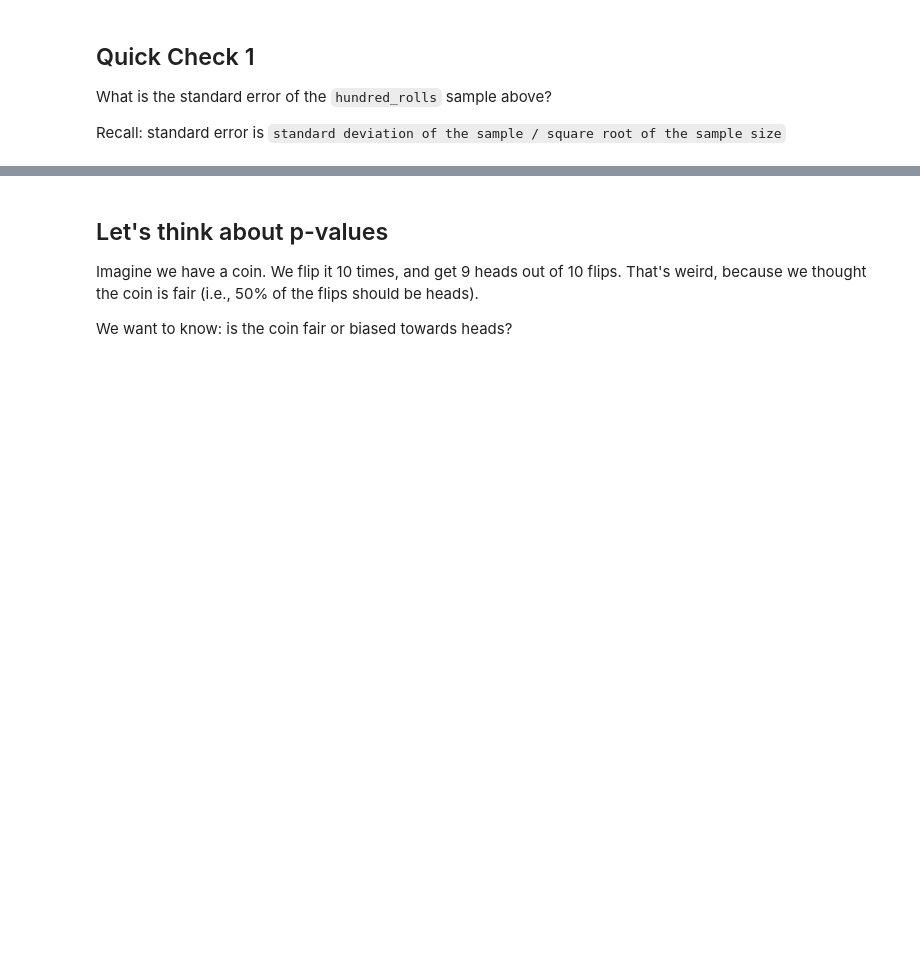
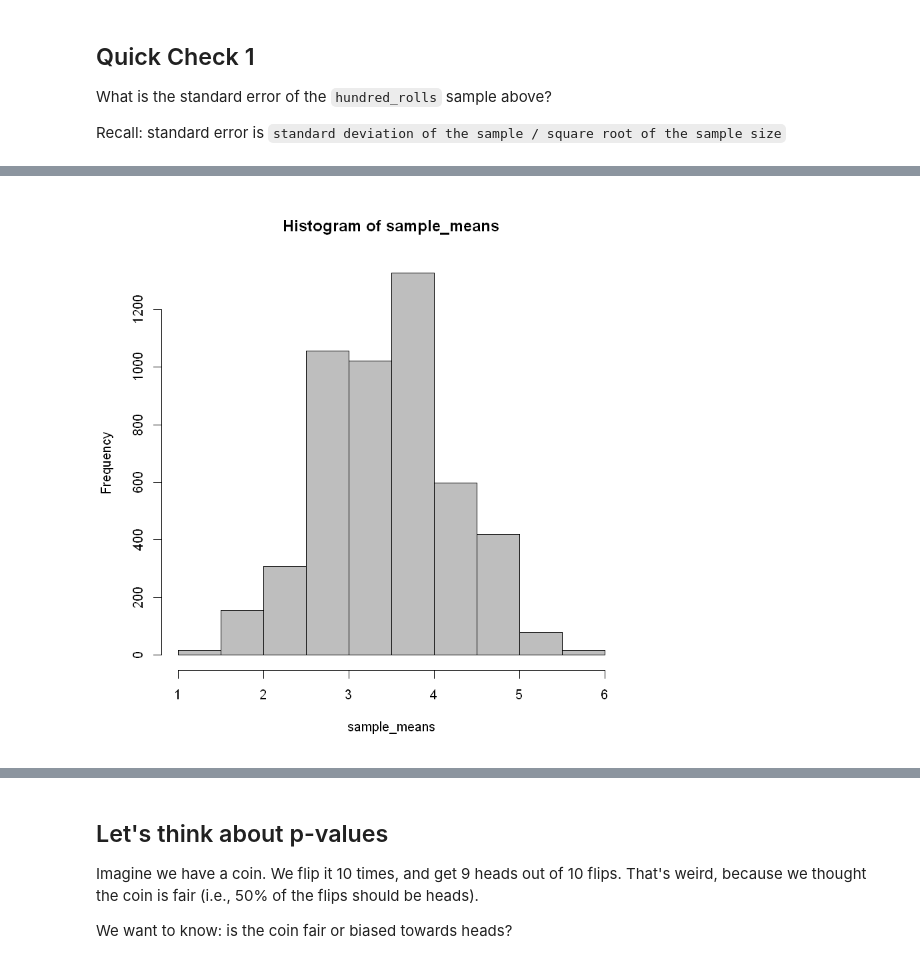
Before and after one commit to junwoosuh/ps3sec_24spring, a Jupyter notebook: lab-6.ipynb, the cells around one changed output, grey strips where cells are left out. Drawn from its saved outputs; the diff is of its cells as text; code cells hidden in the pictures; blank space fills up the shorter version.

```diff
--- a/lab-6.ipynb
+++ b/lab-6.ipynb
@@ -39,8 +55,17 @@ for(i in c(1:1000)){
 # %%
+
+for(i in c(1:5000)){
+    new_rolls <- sample(dice, 5, replace = TRUE)
+    sample_means[i] <- mean(new_rolls)
+}
 # Distribution of sample means
 hist(sample_means, col = "gray")
 
 # What's different about this graph versus the first?
+# Change the 5in the above code to 10 and see how it's different.
+# Then, change it to 20 and 30
+# %% [output]
+[figure, added]
 # %%
 # SE = SD of the sample mean
 sd(sample_means)
```
Also changed, not shown: parts of 5 cells of this notebook, 4 other files.
